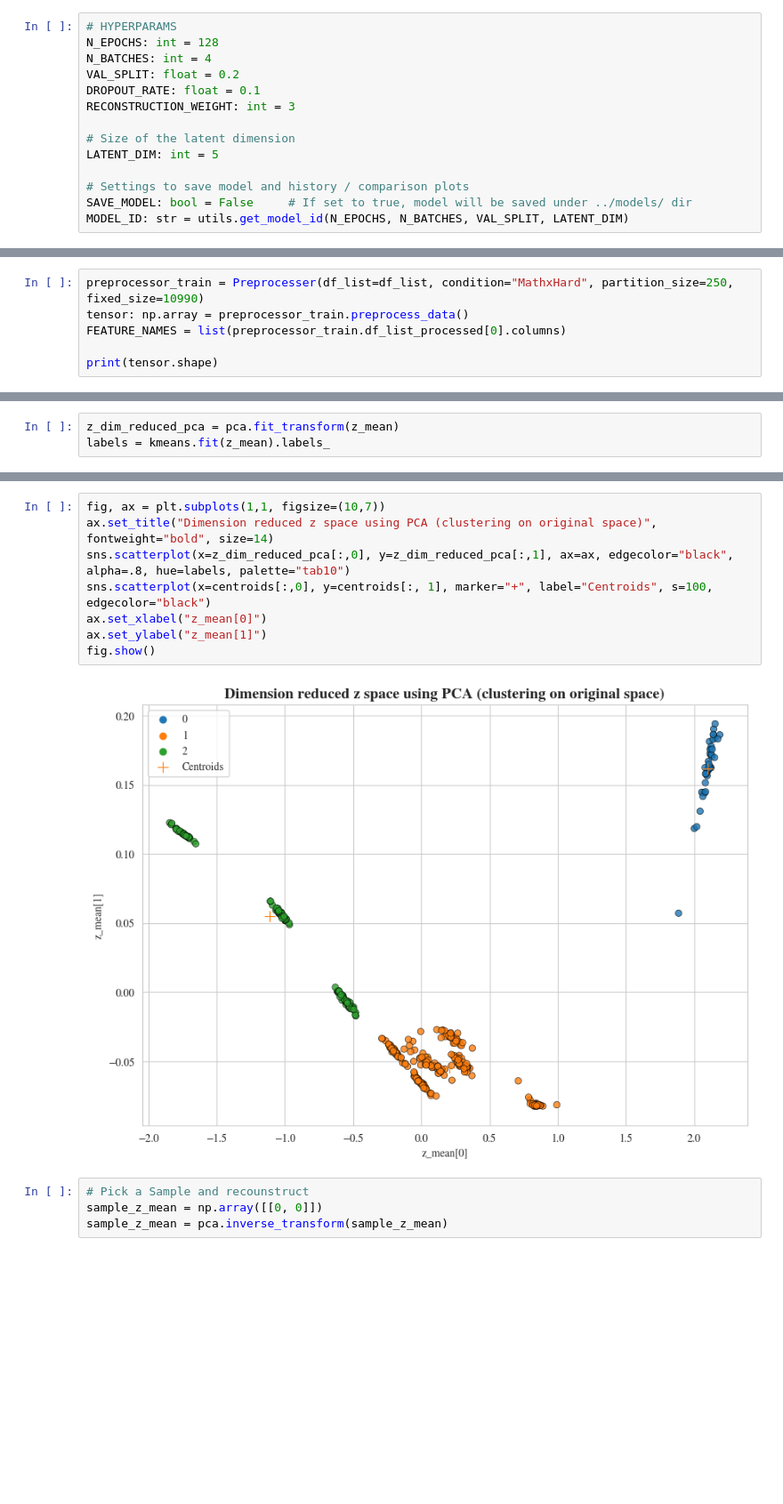
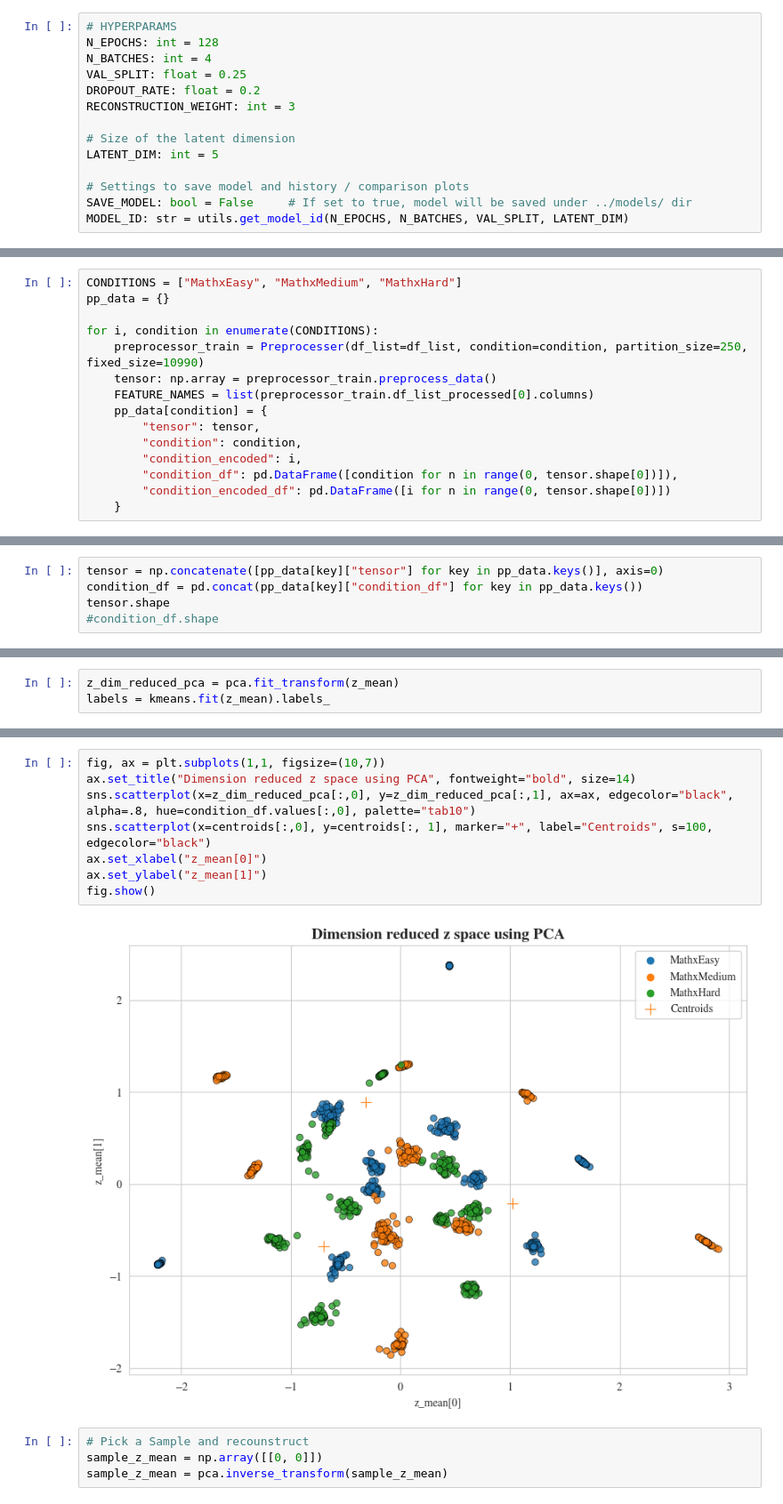
Before and after one commit to negralessio/biosignals-gen-ai, a Jupyter notebook: notebooks/vae.ipynb, the cells around one changed output, grey strips where cells are left out. Shown at 89% size. Drawn from its saved outputs; the diff is of its cells as text; blank space fills up the shorter version.

Commit message:
Added option to add more conditions and also to visualize them

```diff
--- a/notebooks/vae.ipynb
+++ b/notebooks/vae.ipynb
@@ -30,8 +30,8 @@ matplotlib.rcParams['font.family'] = 'STIXGeneral'
 # HYPERPARAMS
 N_EPOCHS: int = 128
 N_BATCHES: int = 4
-VAL_SPLIT: float = 0.2
-DROPOUT_RATE: float = 0.1
+VAL_SPLIT: float = 0.25
+DROPOUT_RATE: float = 0.2
 RECONSTRUCTION_WEIGHT: int = 3
 
 # Size of the latent dimension
@@ -51,9 +51,18 @@ df_list: list[pd.DataFrame] = dataloader.load_data()
 # %% [markdown]
 # Preprocess Data
 # %%
-preprocessor_train = Preprocesser(df_list=df_list, condition="MathxHard", partition_size=250, fixed_size=10990)
-tensor: np.array = preprocessor_train.preprocess_data()
-FEATURE_NAMES = list(preprocessor_train.df_list_processed[0].columns)
+CONDITIONS = ["MathxEasy", "MathxMedium", "MathxHard"]
+pp_data = {}
 
-print(tensor.shape)
+for i, condition in enumerate(CONDITIONS):
+    preprocessor_train = Preprocesser(df_list=df_list, condition=condition, partition_size=250, fixed_size=10990)
+    tensor: np.array = preprocessor_train.preprocess_data()
+    FEATURE_NAMES = list(preprocessor_train.df_list_processed[0].columns)
+    pp_data[condition] = {
+        "tensor": tensor,
+        "condition": condition,
+        "condition_encoded": i,
+        "condition_df": pd.DataFrame([condition for n in range(0, tensor.shape[0])]),
+        "condition_encoded_df": pd.DataFrame([i for n in range(0, tensor.shape[0])])
+    }
 # %% [output]
@@ -63,0 +78,5 @@ print(tensor.shape)
+# %%
+tensor = np.concatenate([pp_data[key]["tensor"] for key in pp_data.keys()], axis=0)
+condition_df = pd.concat(pp_data[key]["condition_df"] for key in pp_data.keys())
+tensor.shape
+#condition_df.shape
@@ -322,13 +346,13 @@ array([[ 2.10159449,  0.16159787],
 # %%
 fig, ax = plt.subplots(1,1, figsize=(10,7))
-ax.set_title("Dimension reduced z space using PCA (clustering on original space)", fontweight="bold", size=14)
-sns.scatterplot(x=z_dim_reduced_pca[:,0], y=z_dim_reduced_pca[:,1], ax=ax, edgecolor="black", alpha=.8, hue=labels, palette="tab10")
+ax.set_title("Dimension reduced z space using PCA", fontweight="bold", size=14)
+sns.scatterplot(x=z_dim_reduced_pca[:,0], y=z_dim_reduced_pca[:,1], ax=ax, edgecolor="black", alpha=.8, hue=condition_df.values[:,0], palette="tab10")
 sns.scatterplot(x=centroids[:,0], y=centroids[:, 1], marker="+", label="Centroids", s=100, edgecolor="black")
 ax.set_xlabel("z_mean[0]")
 ax.set_ylabel("z_mean[1]")
 fig.show()
 # %% [output]
-[figure, old version]
+[figure, new version]
 # %%
 # Pick a Sample and recounstruct
 sample_z_mean = np.array([[0, 0]])
```
Also changed, not shown: parts of 18 cells of this notebook.
